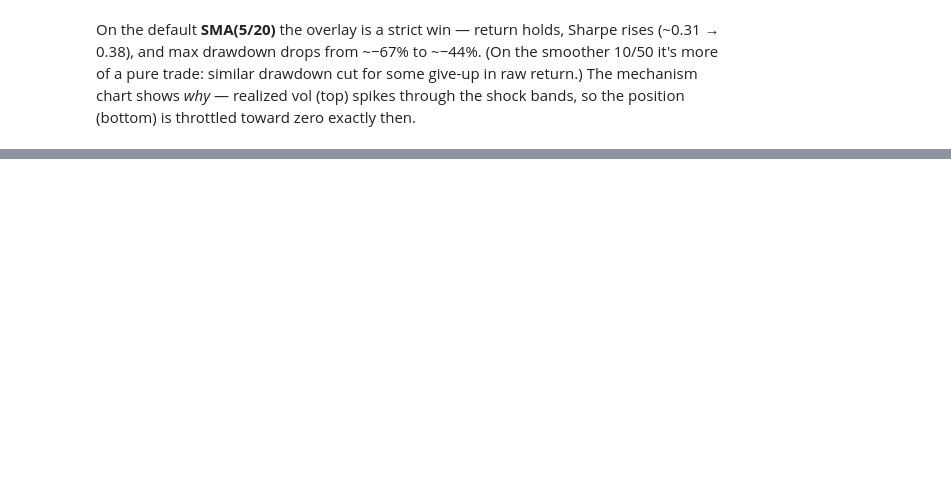
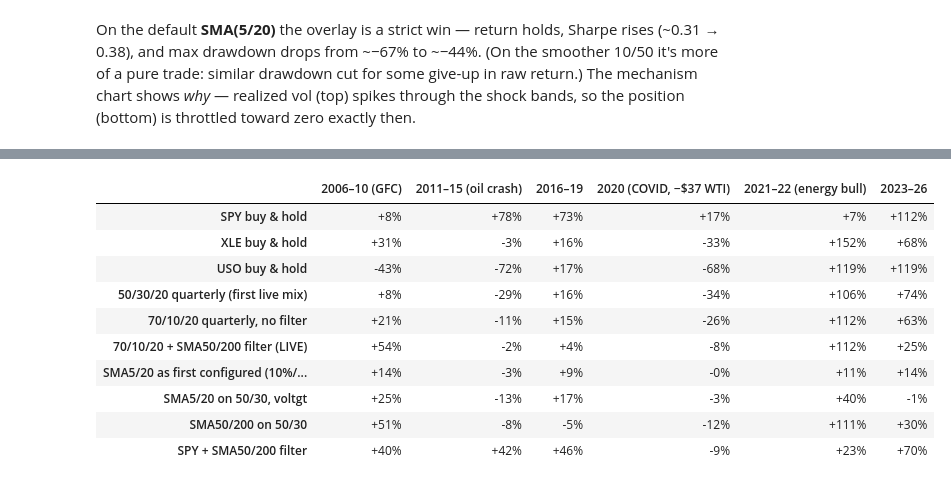
Before and after one commit to godot107/energy-batch-trader, a Jupyter notebook: notebooks/research.ipynb, the cells around one changed output, grey strips where cells are left out. Cells and saved outputs as stored; diff of their text form; code cells hidden in the pictures; blank space fills up the shorter version.

```diff
--- a/notebooks/research.ipynb
+++ b/notebooks/research.ipynb
@@ -207,0 +274,14 @@ display(Image(str(p)))
+# %%
+lr.subperiods(curves).style.format("{:+.0%}")
+# %% [output]
+|  | 2006–10 (GFC) | 2011–15 (oil crash) | 2016–19 | 2020 (COVID, −$37 WTI) | 2021–22 (energy bull) | 2023–26 |
+| SPY buy & hold | +8% | +78% | +73% | +17% | +7% | +112% |
+| XLE buy & hold | +31% | -3% | +16% | -33% | +152% | +68% |
+| USO buy & hold | -43% | -72% | +17% | -68% | +119% | +119% |
+| 50/30/20 quarterly (first live mix) | +8% | -29% | +16% | -34% | +106% | +74% |
+| 70/10/20 quarterly, no filter | +21% | -11% | +15% | -26% | +112% | +63% |
+| 70/10/20 + SMA50/200 filter (LIVE) | +54% | -2% | +4% | -8% | +112% | +25% |
+| SMA5/20 as first configured (10%/... | +14% | -3% | +9% | -0% | +11% | +14% |
+| SMA5/20 on 50/30, voltgt | +25% | -13% | +17% | -3% | +40% | -1% |
+| SMA50/200 on 50/30 | +51% | -8% | -5% | -12% | +111% | +30% |
+| SPY + SMA50/200 filter | +40% | +42% | +46% | -9% | +23% | +70% |
```
Also changed, not shown: parts of 17 cells of this notebook, 11 other files.
